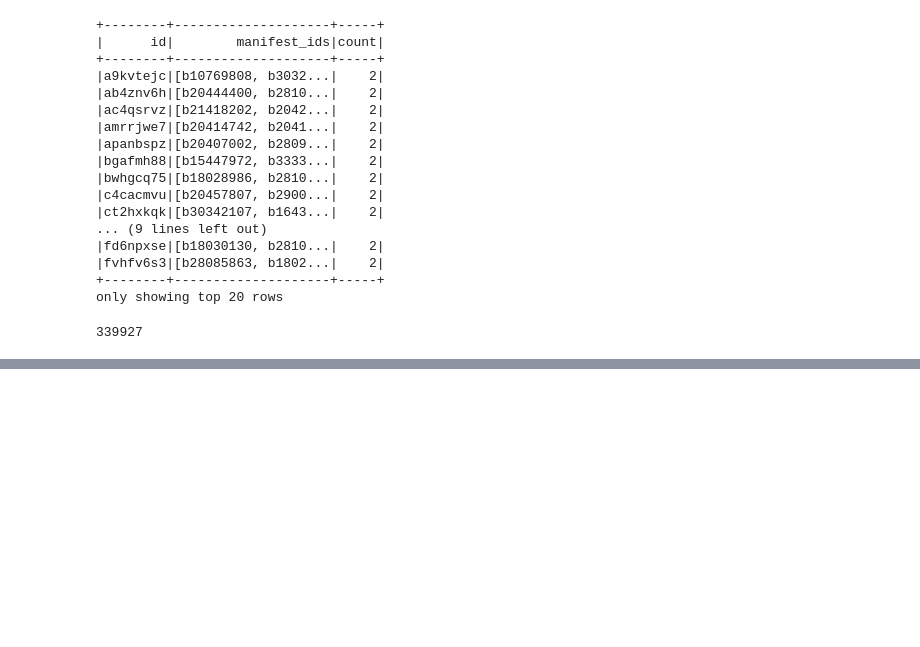
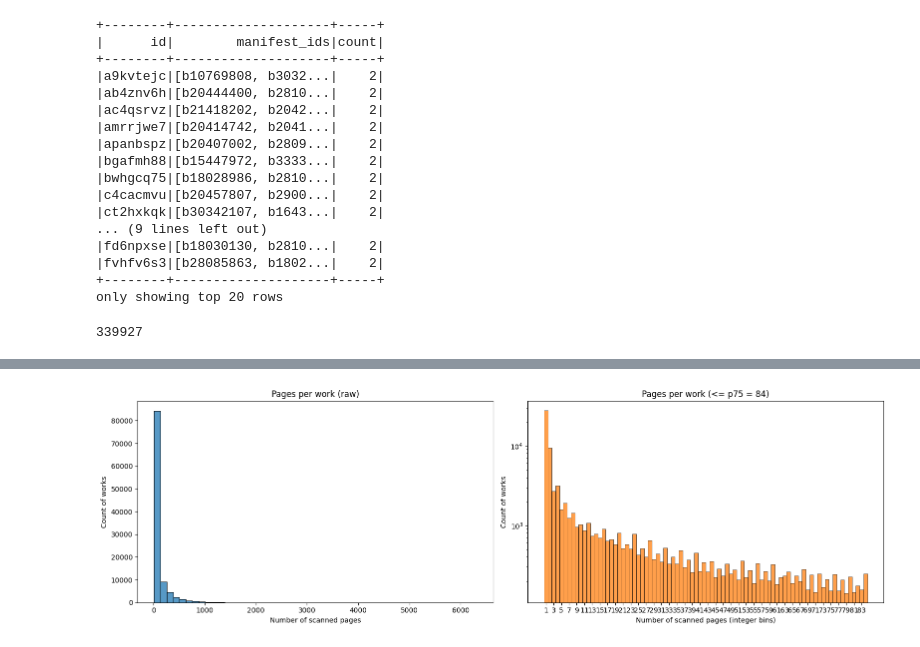
Before and after one commit to danniesim/wc_simd, a Jupyter notebook: notebooks/iiif_manifest_pages.ipynb, the cells around one changed output, grey strips where cells are left out. Cells and saved outputs as stored; diff of their text form; code cells hidden in the pictures; blank space fills up the shorter version.

```diff
--- a/notebooks/iiif_manifest_pages.ipynb
+++ b/notebooks/iiif_manifest_pages.ipynb
@@ -91,11 +126,16 @@ json_files
 # %%
+import random
 import tqdm
 import json
+import os
 
 records_with_image_resource = 0
 
-for json_file in tqdm.tqdm(json_files):
-# for json_file in json_files:
+# Run on random sample of json_files
+
+sampled_json_files = random.sample(json_files, k=min(1000, len(json_files)))
+
+for json_file in tqdm.tqdm(sampled_json_files):
     # get basename of the file
     basename = os.path.basename(json_file)
     work_id, manifest_id = basename.split(".")[0].split("_")
@@ -484,0 +597,4 @@ spark.table("iiif_manifests").count()
+# %%
+works_with_images_no_text_df = spark.table("manifests_with_images_no_text")
+
+# works_with_images_no_text_df.show(20, truncate=False)
@@ -484,0 +607,80 @@ spark.table("iiif_manifests").count()
+# %%
+# Histogram of number of scanned pages per work (based on length of image_ids) using Spark -> pandas
+import pandas as pd
+import numpy as np
+import matplotlib.pyplot as plt
+import seaborn as sns
+from pyspark.sql import functions as F
+
+# Defensive checks
+if 'works_with_images_no_text_df' not in globals():
+    raise NameError("works_with_images_no_text_df is not defined in this notebook session")
+
+if 'image_ids' not in works_with_images_no_text_df.columns:
+    raise KeyError("Column 'image_ids' not found in works_with_images_no_text_df")
+
+# Compute page counts with Spark (size of array); treat null array as 0
+page_counts_sdf = works_with_images_no_text_df.select(
+    F.coalesce(F.size(F.col('image_ids')), F.lit(0)).alias('page_count')
+)
+
+# Collect to pandas (only the single column)
+page_counts_pd = page_counts_sdf.toPandas()['page_count']
+
+# Basic stats
+print('Number of works:', len(page_counts_pd))
+print('Min pages:', int(page_counts_pd.min()))
+print('Max pages:', int(page_counts_pd.max()))
+print('Mean pages:', round(page_counts_pd.mean(), 2))
+print('Median pages:', int(page_counts_pd.median()))
+print('Std dev:', round(page_counts_pd.std(), 2))
+print('Total pages:', int(page_counts_pd.sum()))  # Added total page count
+print('\nPercentiles:')
+for p in [50, 75, 90, 95, 99]:
+    print(f'  p{p}:', int(np.percentile(page_counts_pd, p)))
+
+# p75 clipping and integer binning
+p75_threshold = int(np.percentile(page_counts_pd, 75))
+integer_bins = range(int(page_counts_pd.min()), p75_threshold + 2)  # +2 because bins are edges
+
+fig, axes = plt.subplots(1, 2, figsize=(16, 5))
+
+# Raw distribution (may be long-tailed)
+sns.histplot(page_counts_pd, bins=50, ax=axes[0], color='#1f77b4')
+axes[0].set_title('Pages per work (raw)')
+axes[0].set_xlabel('Number of scanned pages')
+axes[0].set_ylabel('Count of works')
+
+# Distribution up to p75 with one bin per integer value
+p75_data = page_counts_pd[page_counts_pd <= p75_threshold]
+sns.histplot(p75_data, bins=integer_bins, ax=axes[1], color='#ff7f0e', discrete=True)
+axes[1].set_title(f'Pages per work (<= p75 = {p75_threshold})')
+axes[1].set_xlabel('Number of scanned pages (integer bins)')
+axes[1].set_ylabel('Count of works')
+# log scale y
+axes[1].set_yscale('log')
+
+# Optional: annotate counts on top of bars (avoid clutter if too many)
+if len(integer_bins) - 1 <= 40:  # only annotate if not too many bars
+    for patch in axes[1].patches:
+        height = patch.get_height()
+        if height > 0:
+            axes[1].annotate(f'{int(height)}',
+                             (patch.get_x() + patch.get_width() / 2, height),
+                             ha='center', va='bottom', fontsize=8, rotation=90)
+
+# Tidy x ticks for p75 panel
+if len(integer_bins) - 1 <= 60:
+    axes[1].set_xticks(list(range(int(page_counts_pd.min()), p75_threshold + 1)))
+    axes[1].tick_params(axis='x', rotation=90 if len(integer_bins) > 30 else 0)
+else:
+    # Fallback: show every Nth tick
+    step = max(1, (len(integer_bins) - 1) // 30)
+    ticks = list(range(int(page_counts_pd.min()), p75_threshold + 1, step))
+    axes[1].set_xticks(ticks)
+
+plt.tight_layout()
+plt.show()
+
+page_counts_sdf.describe().show()
+# %% [output]
@@ -484,0 +701 @@ spark.table("iiif_manifests").count()
+[figure, added]
```
Also changed, not shown: parts of 17 cells of this notebook, 1 other file.
